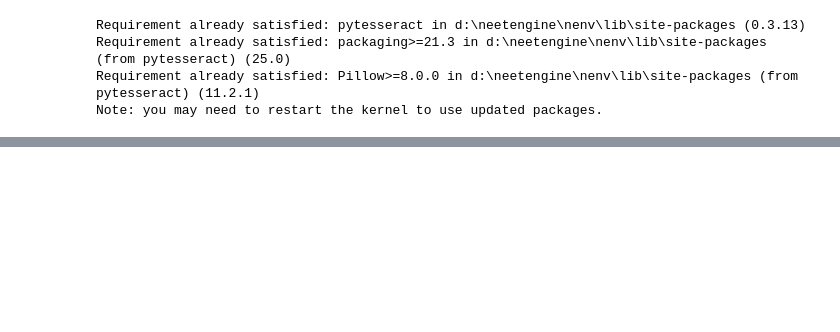
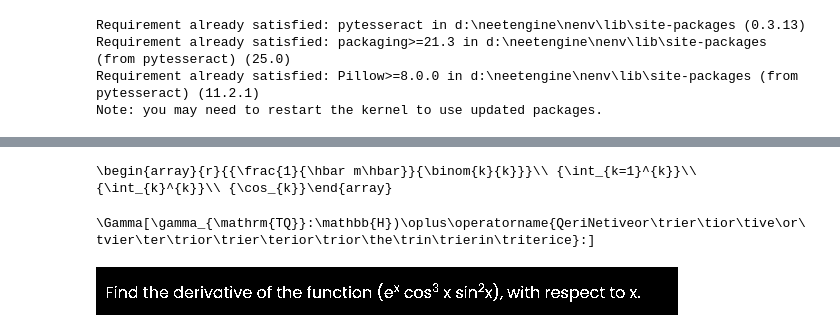
Before and after one commit to SAMANTA1401/community, a Jupyter notebook: experiment_lab/ocr.ipynb, the cells around one changed output, grey strips where cells are left out. Drawn from its saved outputs; the diff is of its cells as text; code cells hidden in the pictures; blank space fills up the shorter version.

```diff
--- a/experiment_lab/ocr.ipynb
+++ b/experiment_lab/ocr.ipynb
@@ -64,0 +175,31 @@ Note: you may need to restart the kernel to use updated packages.
+# %%
+from PIL import Image
+from pix2tex.cli import LatexOCR
+
+img = Image.open('txt.png')   # Load your input image
+model = LatexOCR()                      # Initialize Pix2Tex model
+print(model(img))                       # Predict LaTeX and print it
+# %% [output]
+\begin{array}{r}{{\frac{1}{\hbar m\hbar}}{\binom{k}{k}}}\\ {\int_{k=1}^{k}}\\ {\int_{k}^{k}}\\ {\cos_{k}}\end{array}
+# %%
+import cv2
+import numpy as np
+from PIL import Image
+
+def preprocess_image(path):
+    img = cv2.imread(path, cv2.IMREAD_GRAYSCALE)
+    img = cv2.threshold(img, 150, 255, cv2.THRESH_BINARY_INV + cv2.THRESH_OTSU)[1]
+    img = Image.fromarray(img)
+    return img
+# %%
+from pix2tex.cli import LatexOCR
+
+img = preprocess_image("cal.png")
+model = LatexOCR()
+print(model(img))
+# %% [output]
+\Gamma[\gamma_{\mathrm{TQ}}:\mathbb{H})\oplus\operatorname{QeriNetiveor\trier\tior\tive\or\tvier\ter\trior\trier\terior\trior\the\trin\trierin\triterice}:]
+# %%
+img
+# %% [output]
+[figure, added]
```
Also changed, not shown: parts of 12 cells of this notebook, 9 other files.
